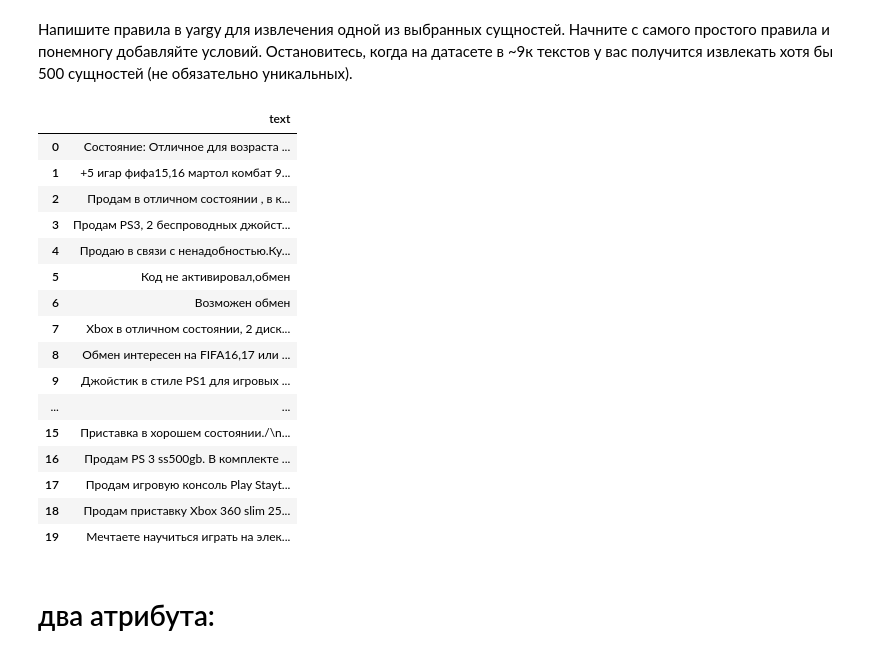
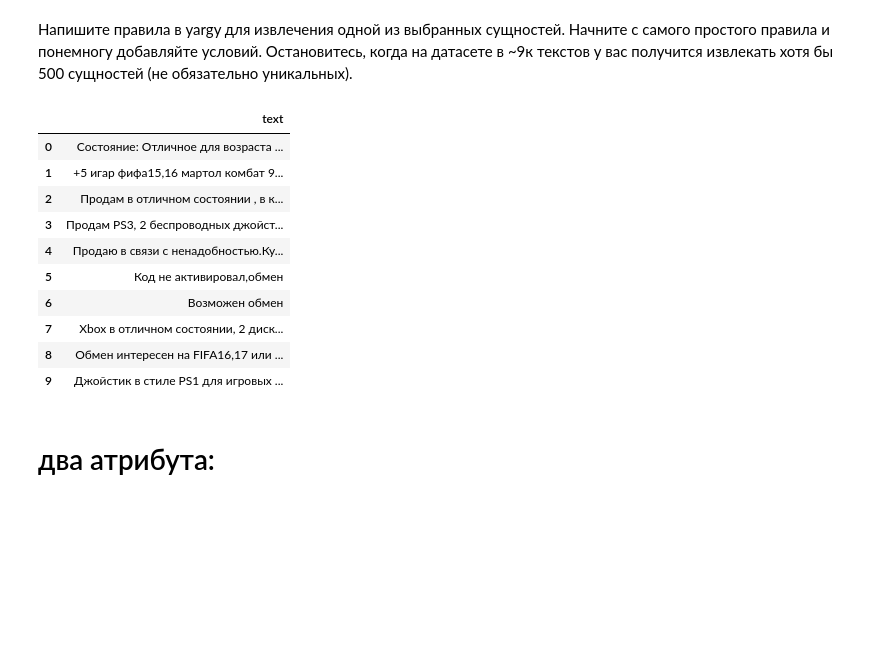
Before and after one commit to Yan-Weijia/CompLing, a Jupyter notebook: HW0401.ipynb, the cells around one changed output. Cells and saved outputs as stored; diff of their text form; code cells hidden in the pictures; blank space fills up the shorter version.

```diff
--- a/HW0401.ipynb
+++ b/HW0401.ipynb
@@ -13,25 +13,19 @@ pd.set_option('display.max_colwidth', -1)
 # %%
 data = pd.read_csv('pristavki.csv.1', header=None, names=['text'])
 # %%
-data.head(20)
+data.head(10)
 # %% [output]
 |  | text |
 | 0 | Состояние: Отличное для возраста ... |
 | 1 | +5 игар фифа15,16 мартол комбат 9... |
 | 2 | Продам в отличном состоянии , в к... |
 | 3 | Продам PS3, 2 беспроводных джойст... |
 | 4 | Продаю в связи с ненадобностью.Ку... |
 | 5 | Код не активировал,обмен |
 | 6 | Возможен обмен |
 | 7 | Xbox в отличном состоянии, 2 диск... |
 | 8 | Обмен интересен на FIFA16,17 или ... |
 | 9 | Джойстик в стиле PS1 для игровых ... |
-| ... | ... |
-| 15 | Приставка в хорошем состоянии./\n... |
-| 16 | Продам PS 3 ss500gb. В комплекте ... |
-| 17 | Продам игровую консоль Play Stayt... |
-| 18 | Продам приставку Xbox 360 slim 25... |
-| 19 | Мечтаете научиться играть на элек... |
 # %%
 !pip install yargy
 # %%
```
Also changed, not shown: parts of 6 cells of this notebook.
